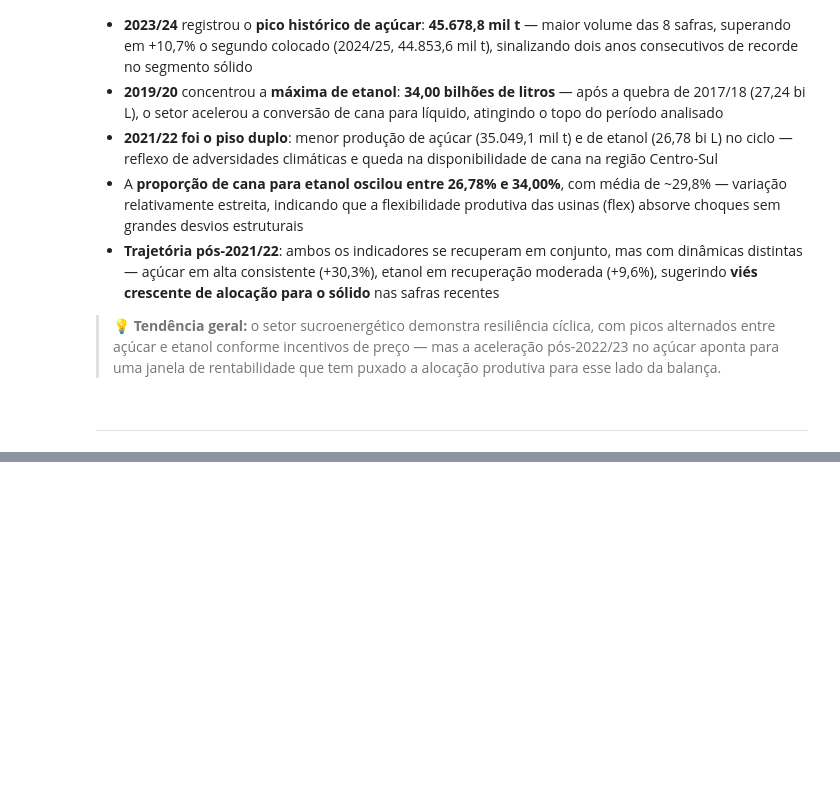
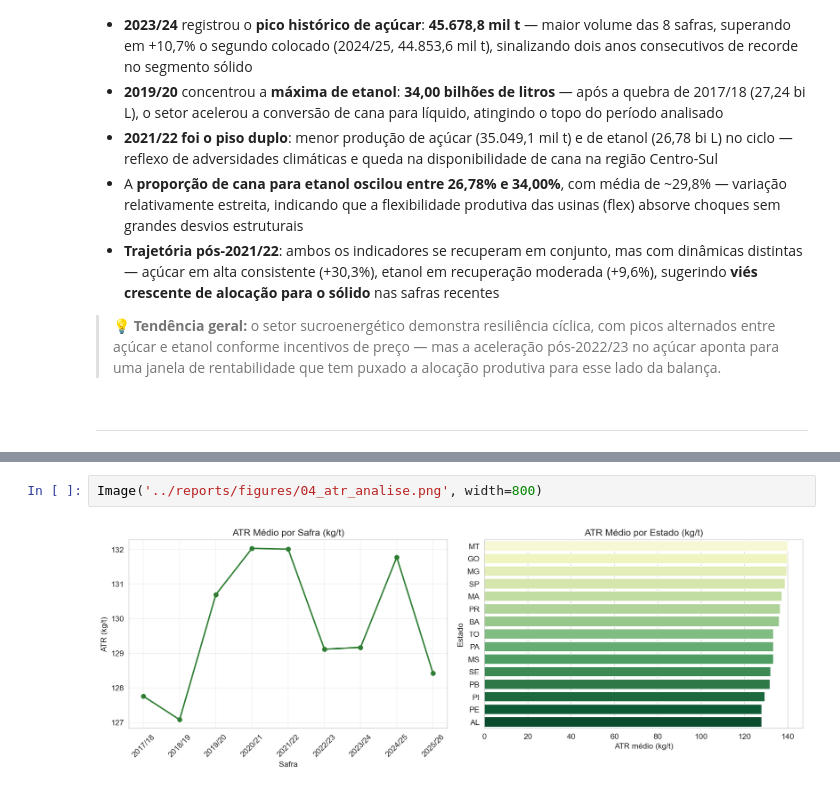
Before and after one commit to agnaldo-gonzaga/analise-producao-cana-conab, a Jupyter notebook: notebooks/03_vizualizacoes.ipynb, the cells around one changed output, grey strips where cells are left out. Drawn from its saved outputs; the diff is of its cells as text; blank space fills up the shorter version.

```diff
--- a/notebooks/03_vizualizacoes.ipynb
+++ b/notebooks/03_vizualizacoes.ipynb
@@ -217,0 +243,4 @@ Image('../reports/figures/03_acucar_vs_etanol.png', width=800)
+# %%
+Image('../reports/figures/04_atr_analise.png', width=800)
+# %% [output]
+[figure, added]
```
Also changed, not shown: parts of 3 cells of this notebook, 1 other file.
